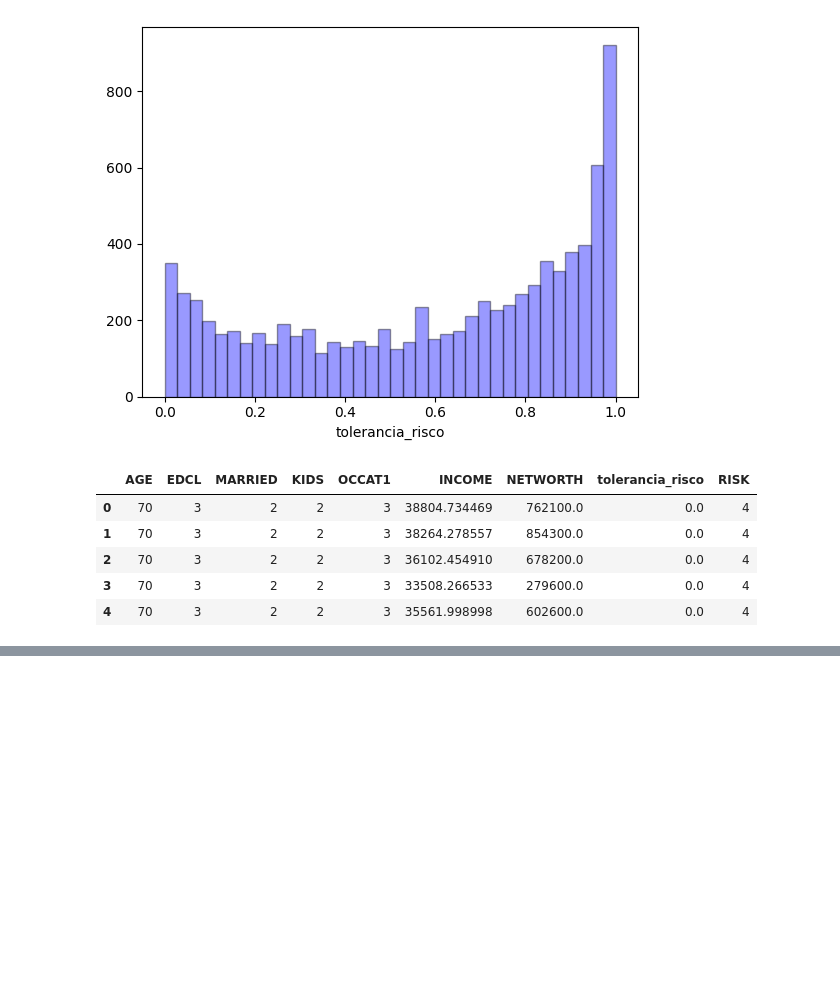
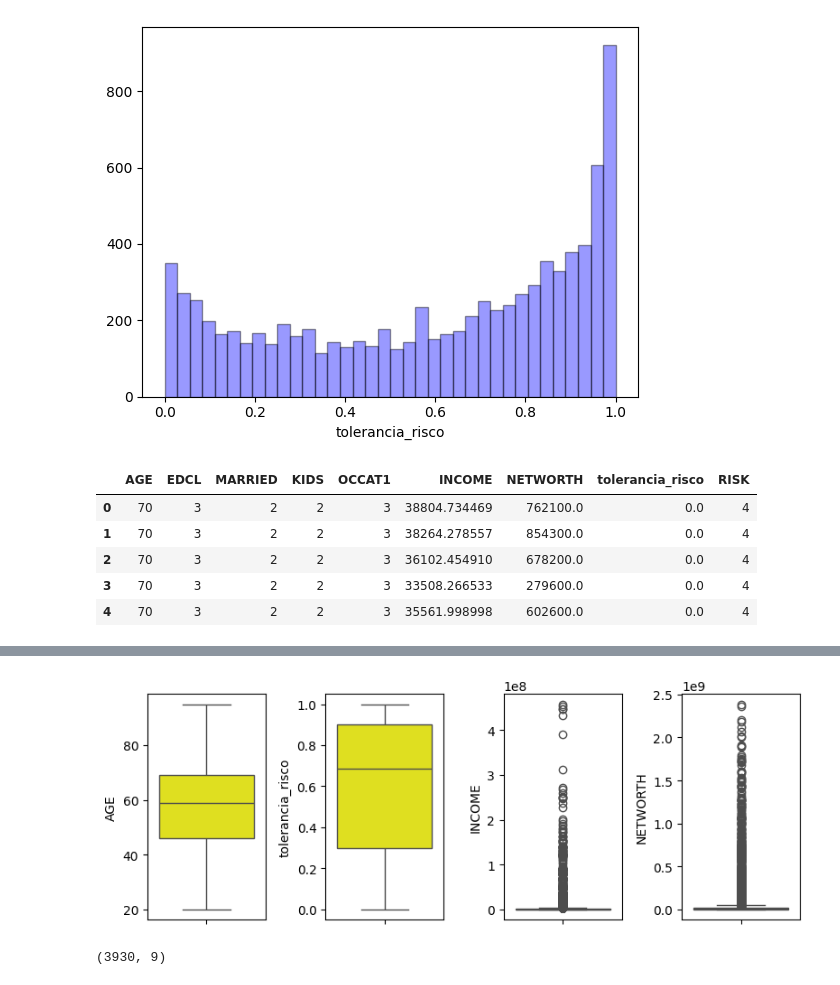
Before and after one commit to jairobernardesjunior/020_Financial_regression_project_risk_tolerance, a Jupyter notebook: 01 prt_analisa.ipynb, the cells around one changed output, grey strips where cells are left out. Cells and saved outputs as stored; diff of their text form; code cells hidden in the pictures; blank space fills up the shorter version.

```diff
--- a/01 prt_analisa.ipynb
+++ b/01 prt_analisa.ipynb
@@ -210,0 +258,26 @@ sns.heatmap(correlation, vmax=1, square=True,annot=True,cmap='cubehelix')
+# %%
+# visualizando boxplot para ver a distribuição nos quartis e a existência de outliers
+fig, axs = pyplot.subplots(nrows=1, ncols=4, figsize=(8, 3), tight_layout=True)
+
+search_outliers = ['AGE','tolerancia_risco','INCOME','NETWORTH']
+
+for i, column in enumerate(search_outliers):
+    sns.boxplot(y=column, data=df_risk_ok, ax=axs[i], color='yellow')
+pyplot.show()
+# %% [output]
+[figure, added]
+# %%
+# chama função rto para retirar outliers, vamos passar mais de uma vez para reduzir os outliers
+df_risk_ok = rto.retira_outliers(df_risk_ok)
+df_risk_ok = rto.retira_outliers(df_risk_ok)
+df_risk_ok = rto.retira_outliers(df_risk_ok)
+df_risk_ok = rto.retira_outliers(df_risk_ok)
+df_risk_ok = rto.retira_outliers(df_risk_ok)
+df_risk_ok = rto.retira_outliers(df_risk_ok)
+df_risk_ok = rto.retira_outliers(df_risk_ok)
+df_risk_ok = rto.retira_outliers(df_risk_ok)
+df_risk_ok = rto.retira_outliers(df_risk_ok)
+df_risk_ok = rto.retira_outliers(df_risk_ok)
+df_risk_ok.shape
+# %% [output]
+(3930, 9)
```
Also changed, not shown: parts of 7 cells of this notebook, 2 other files.
